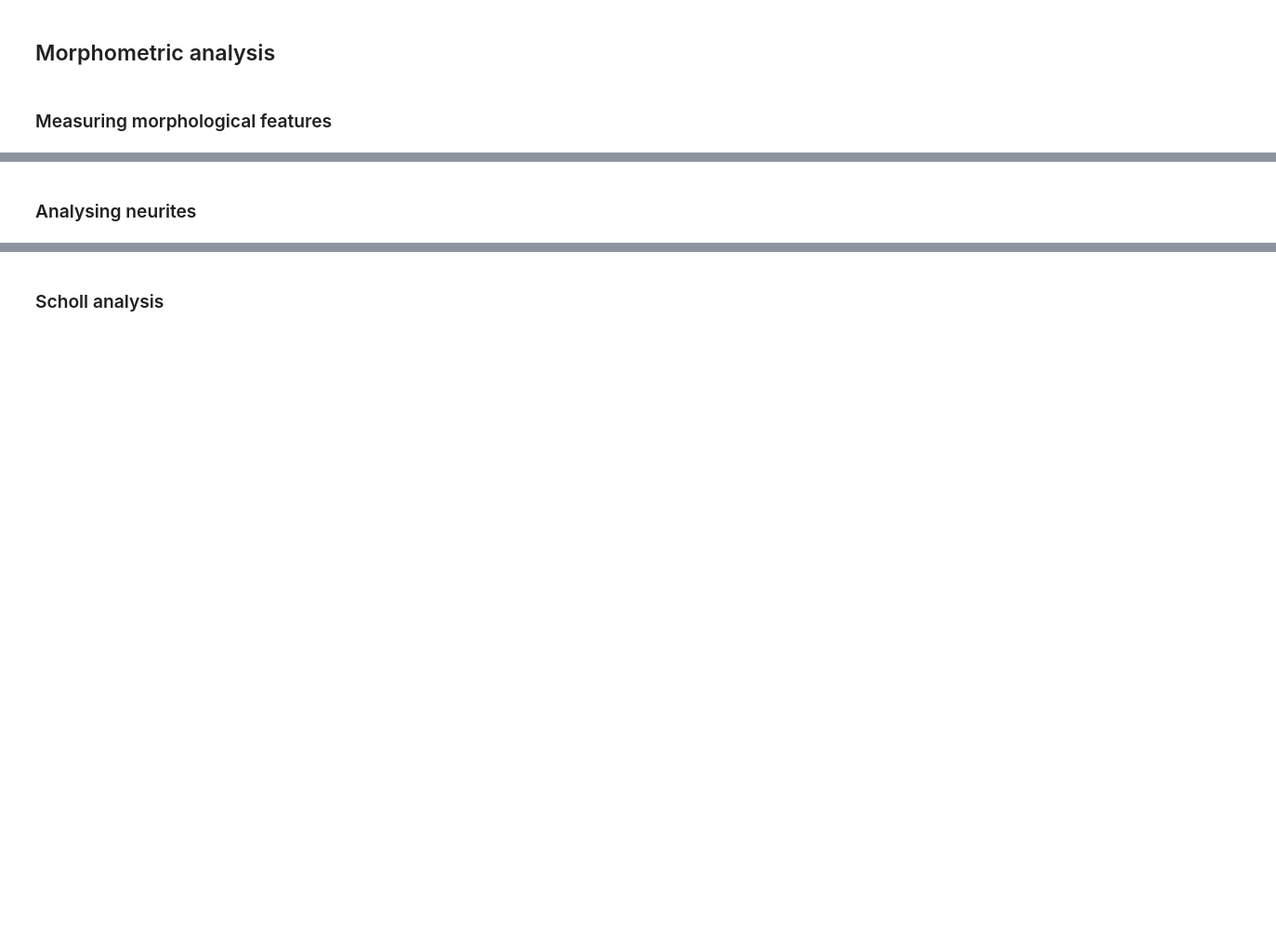
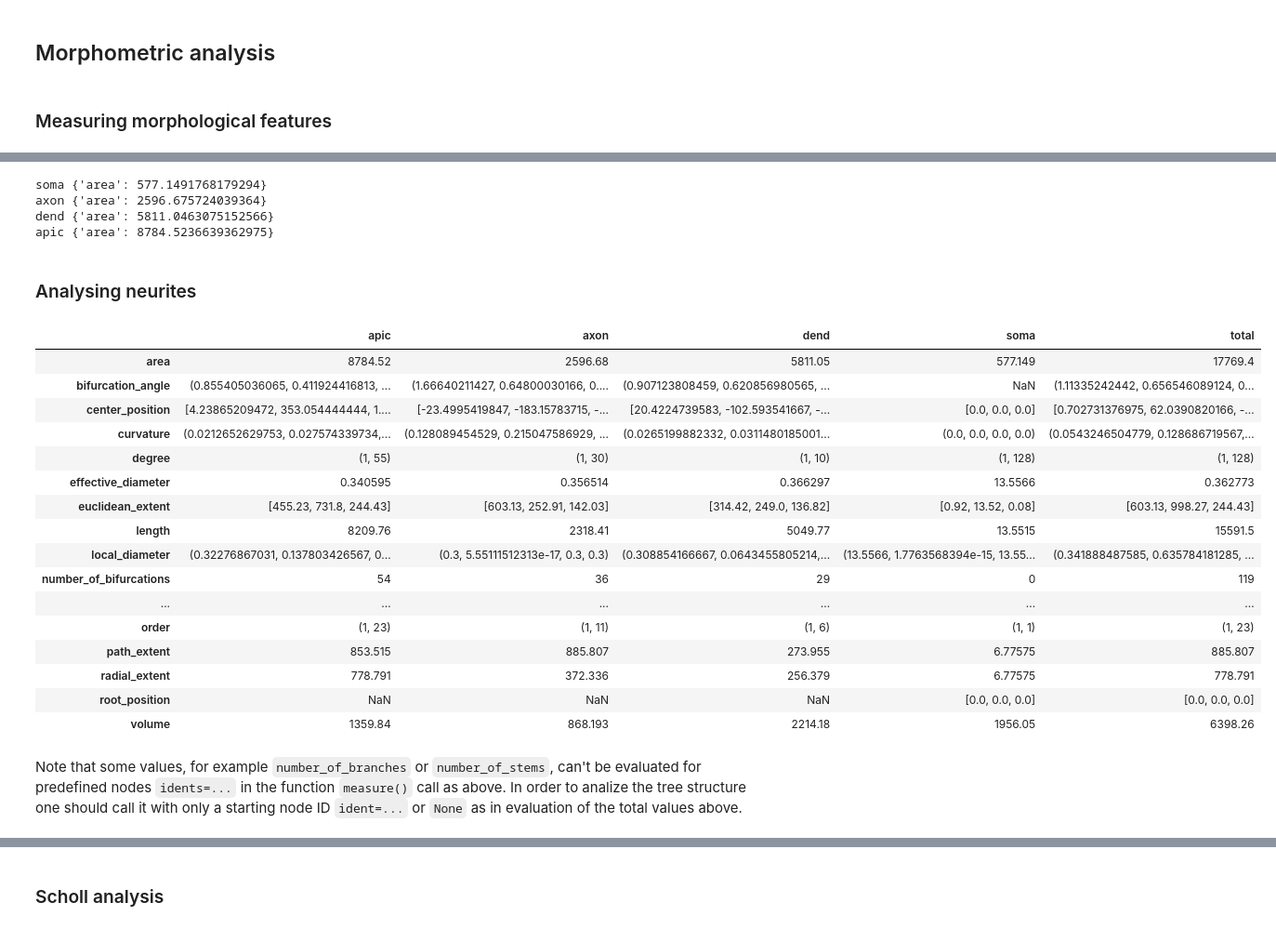
Before and after one commit to a1eko/morphon, a Jupyter notebook: examples/examples.ipynb, the cells around one changed output, grey strips where cells are left out. Shown at 93% size. Drawn from its saved outputs; the diff is of its cells as text; code cells hidden in the pictures; blank space fills up the shorter version.

```diff
--- a/examples/examples.ipynb
+++ b/examples/examples.ipynb
@@ -90,2 +101,12 @@ plot(m, ax, projection='yz', equal_scales=True)
+# %%
+neurites = set(m.neurite(i) for i in m.points())
+for neurite in neurites:
+    idents = m.points(neurites=[neurite])
+    print neurite, measure(m, features=['area'], idents=idents)
+# %% [output]
+soma {'area': 577.1491768179294}
+axon {'area': 2596.675724039364}
+dend {'area': 5811.0463075152566}
+apic {'area': 8784.5236639362975}
 # %% [markdown]
 ### Analysing neurites
@@ -91,0 +124,23 @@ plot(m, ax, projection='yz', equal_scales=True)
+# %%
+import pandas
+pandas.DataFrame(morphometrics)
+# %% [output]
+|  | apic | axon | dend | soma | total |
+| area | 8784.52 | 2596.68 | 5811.05 | 577.149 | 17769.4 |
+| bifurcation_angle | (0.855405036065, 0.411924416813, ... | (1.66640211427, 0.64800030166, 0.... | (0.907123808459, 0.620856980565, ... | NaN | (1.11335242442, 0.656546089124, 0... |
+| center_position | [4.23865209472, 353.054444444, 1.... | [-23.4995419847, -183.15783715, -... | [20.4224739583, -102.593541667, -... | [0.0, 0.0, 0.0] | [0.702731376975, 62.0390820166, -... |
+| curvature | (0.0212652629753, 0.027574339734,... | (0.128089454529, 0.215047586929, ... | (0.0265199882332, 0.0311480185001... | (0.0, 0.0, 0.0, 0.0) | (0.0543246504779, 0.128686719567,... |
+| degree | (1, 55) | (1, 30) | (1, 10) | (1, 128) | (1, 128) |
+| effective_diameter | 0.340595 | 0.356514 | 0.366297 | 13.5566 | 0.362773 |
+| euclidean_extent | [455.23, 731.8, 244.43] | [603.13, 252.91, 142.03] | [314.42, 249.0, 136.82] | [0.92, 13.52, 0.08] | [603.13, 998.27, 244.43] |
+| length | 8209.76 | 2318.41 | 5049.77 | 13.5515 | 15591.5 |
+| local_diameter | (0.32276867031, 0.137803426567, 0... | (0.3, 5.55111512313e-17, 0.3, 0.3) | (0.308854166667, 0.0643455805214,... | (13.5566, 1.7763568394e-15, 13.55... | (0.341888487585, 0.635784181285, ... |
+| number_of_bifurcations | 54 | 36 | 29 | 0 | 119 |
+| ... | ... | ... | ... | ... | ... |
+| order | (1, 23) | (1, 11) | (1, 6) | (1, 1) | (1, 23) |
+| path_extent | 853.515 | 885.807 | 273.955 | 6.77575 | 885.807 |
+| radial_extent | 778.791 | 372.336 | 256.379 | 6.77575 | 778.791 |
+| root_position | NaN | NaN | NaN | [0.0, 0.0, 0.0] | [0.0, 0.0, 0.0] |
+| volume | 1359.84 | 868.193 | 2214.18 | 1956.05 | 6398.26 |
+# %% [markdown]
+Note that some values, for example `number_of_branches` or `number_of_stems`, can't be evaluated for predefined nodes `idents=...` in the function `measure()` call as above. In order to analize the tree structure one should call it with only a starting node ID `ident=...` or `None` as in evaluation of the total values above.
```
Also changed, not shown: parts of 23 cells of this notebook, 2 other files.
